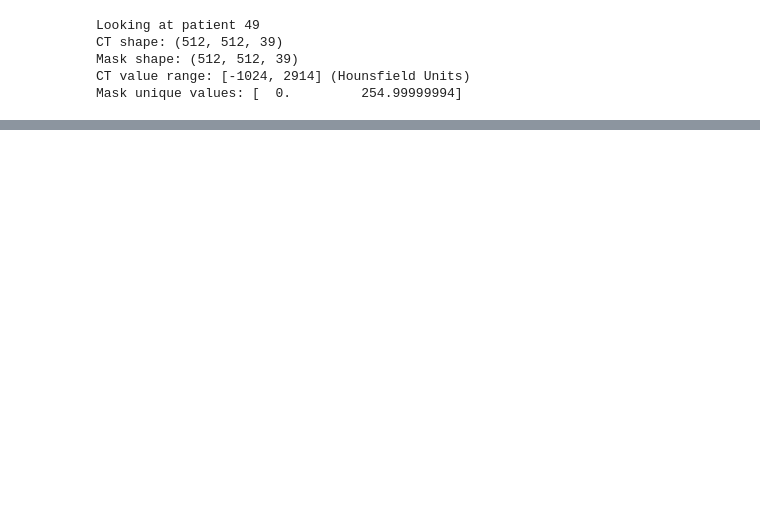
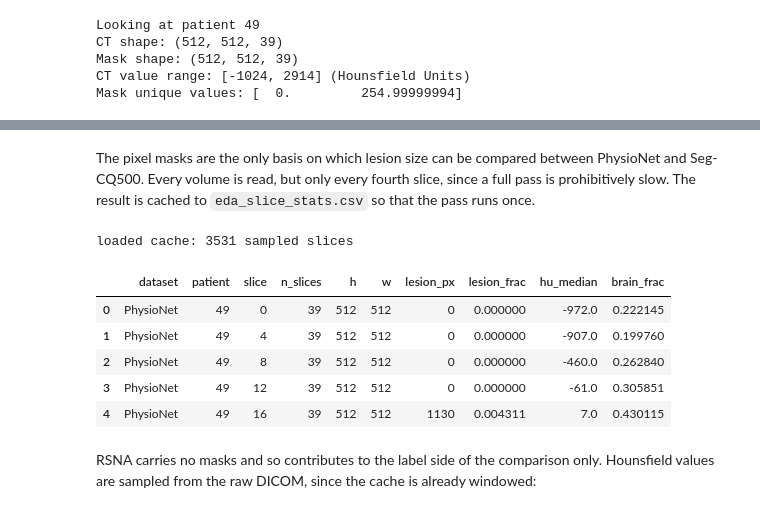
Before and after one commit to azhar-rafiq/thesis-xai, a Jupyter notebook: thesis.ipynb, the cells around one changed output, grey strips where cells are left out. Saved outputs shown, nothing was run; the diff lists cells and outputs as text; code cells hidden in the pictures; blank space fills up the shorter version.

```diff
--- a/thesis.ipynb
+++ b/thesis.ipynb
@@ -657,0 +820,15 @@ plt.show()
+# %%
+#look at ONE scan
+sample_cq = cq500_info['name'].iloc[0]
+print(f'Looking at {sample_cq}')
+
+ct_cq_nii   = nib.load(str(CQ500_DIR / sample_cq / 'CT.nii'))
+mask_cq_nii = nib.load(str(CQ500_DIR / sample_cq / 'ICH_mask.nii.gz'))
+
+ct_cq   = ct_cq_nii.get_fdata()
+mask_cq = mask_cq_nii.get_fdata()
+
+print(f'CT shape: {ct_cq.shape}')
+print(f'Mask shape: {mask_cq.shape}')
+print(f'CT value range: [{ct_cq.min():.0f}, {ct_cq.max():.0f}] (Hounsfield Units)')
+print(f'Mask unique values: {np.unique(mask_cq)}')
@@ -657,0 +880,64 @@ plt.show()
+# %% [markdown]
+The pixel masks are the only basis on which lesion size can be compared between PhysioNet and Seg-CQ500. Every volume is read, but only every fourth slice, since a full pass is prohibitively slow. The result is cached to `eda_slice_stats.csv` so that the pass runs once.
+# %%
+SLICE_STEP = 4
+EDA_CACHE  = Path('eda_slice_stats.csv')
+
+def slice_stats(dataset, patient, ct_path, mask_path):
+    ct   = nib.load(str(ct_path))
+    mask = nib.load(str(mask_path))
+    n    = ct.shape[2]
+    rows = []
+    for s in range(0, n, SLICE_STEP):
+        hu = np.asarray(ct.dataobj[:, :, s], dtype=np.float32)
+        m  = np.asarray(mask.dataobj[:, :, s], dtype=np.float32) > 0.5
+        rows.append({
+            'dataset':     dataset,
+            'patient':     str(patient),
+            'slice':       s,
+            'n_slices':    n,
+            'h':           hu.shape[0],
+            'w':           hu.shape[1],
+            'lesion_px':   int(m.sum()),
+            'lesion_frac': float(m.mean()),
+            'hu_median':   float(np.median(hu)),
+            'brain_frac':  float(((hu > 0) & (hu < 80)).mean()),
+        })
+    return rows
+
+if EDA_CACHE.exists():
+    slice_df = pd.read_csv(EDA_CACHE)
+    print(f'loaded cache: {len(slice_df)} sampled slices')
+else:
+    rows = []
+
+    physio_patients = sorted(int(p.stem) for p in (PHYSIONET_DIR / 'ct_scans').glob('*.nii'))
+    for i, p in enumerate(physio_patients):
+        mask_path = PHYSIONET_DIR / 'masks' / f'{p:03d}.nii'
+        if not mask_path.exists():
+            print(f'  no mask for physionet {p}, skipped')
+            continue
+        rows += slice_stats('PhysioNet', p, PHYSIONET_DIR / 'ct_scans' / f'{p:03d}.nii', mask_path)
+        print(f'  physionet {i+1}/{len(physio_patients)}', end='\r')
+
+    for i, name in enumerate(cq500_info['name']):
+        rows += slice_stats('Seg-CQ500', name,
+                            CQ500_DIR / name / 'CT.nii',
+                            CQ500_DIR / name / 'ICH_mask.nii.gz')
+        print(f'  cq500 {i+1}/{len(cq500_info)}          ', end='\r')
+
+    slice_df = pd.DataFrame(rows)
+    slice_df.to_csv(EDA_CACHE, index=False)
+    print(f'\nsaved {EDA_CACHE} with {len(slice_df)} sampled slices')
+
+slice_df.head()
+# %% [output]
+loaded cache: 3531 sampled slices
+|  | dataset | patient | slice | n_slices | h | w | lesion_px | lesion_frac | hu_median | brain_frac |
+| 0 | PhysioNet | 49 | 0 | 39 | 512 | 512 | 0 | 0.000000 | -972.0 | 0.222145 |
+| 1 | PhysioNet | 49 | 4 | 39 | 512 | 512 | 0 | 0.000000 | -907.0 | 0.199760 |
+| 2 | PhysioNet | 49 | 8 | 39 | 512 | 512 | 0 | 0.000000 | -460.0 | 0.262840 |
+| 3 | PhysioNet | 49 | 12 | 39 | 512 | 512 | 0 | 0.000000 | -61.0 | 0.305851 |
+| 4 | PhysioNet | 49 | 16 | 39 | 512 | 512 | 1130 | 0.004311 | 7.0 | 0.430115 |
+# %% [markdown]
+RSNA carries no masks and so contributes to the label side of the comparison only. Hounsfield values are sampled from the raw DICOM, since the cache is already windowed:
```
Also changed, not shown: parts of 172 cells of this notebook, 16 other files.
